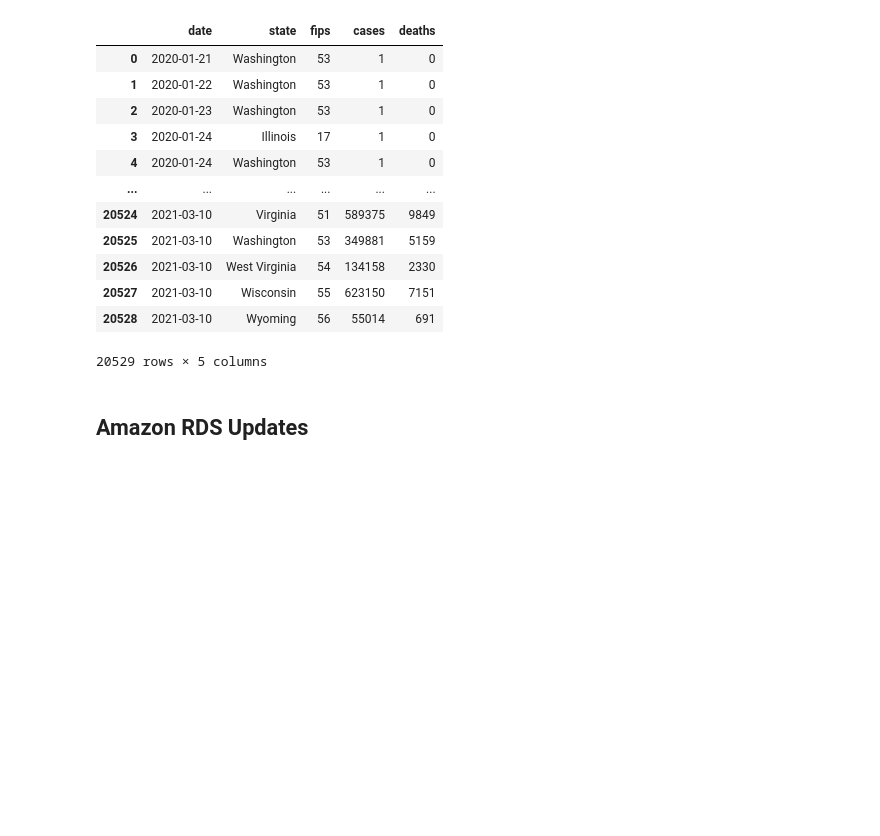
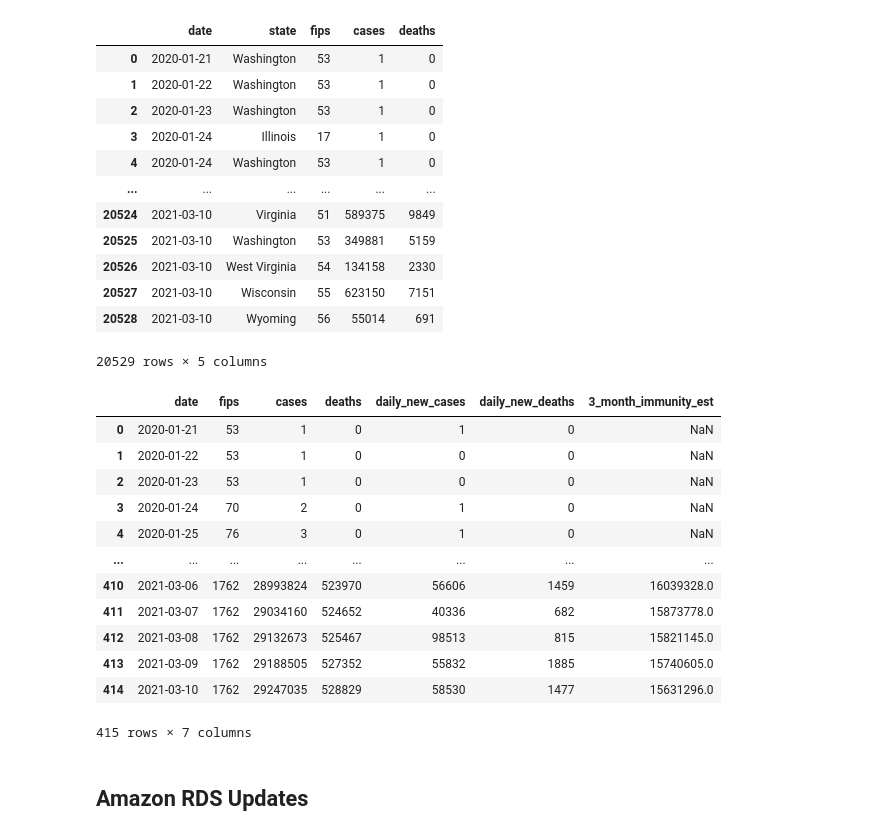
Before and after one commit to CCom20/covid-ml-application, a Jupyter notebook: notebooks/data_cleaning_notebook.ipynb, the cells around one changed output. Saved outputs shown, nothing was run; the diff lists cells and outputs as text; code cells hidden in the pictures; blank space fills up the shorter version.

Commit message:
finished county tables

```diff
--- a/notebooks/data_cleaning_notebook.ipynb
+++ b/notebooks/data_cleaning_notebook.ipynb
@@ -250,6 +251,22 @@ for index, row in daily_new_cases_df.iterrows():
     daily_new_cases_df.at[index, "daily_new_deaths"] = new_deaths
 # %%
 daily_new_cases_df["3_month_immunity_est"] = daily_new_cases_df.rolling(100)["daily_new_cases"].sum()
+# %%
+daily_new_cases_df
+# %% [output]
+|  | date | fips | cases | deaths | daily_new_cases | daily_new_deaths | 3_month_immunity_est |
+| 0 | 2020-01-21 | 53 | 1 | 0 | 1 | 0 | NaN |
+| 1 | 2020-01-22 | 53 | 1 | 0 | 0 | 0 | NaN |
+| 2 | 2020-01-23 | 53 | 1 | 0 | 0 | 0 | NaN |
+| 3 | 2020-01-24 | 70 | 2 | 0 | 1 | 0 | NaN |
+| 4 | 2020-01-25 | 76 | 3 | 0 | 1 | 0 | NaN |
+| ... | ... | ... | ... | ... | ... | ... | ... |
+| 410 | 2021-03-06 | 1762 | 28993824 | 523970 | 56606 | 1459 | 16039328.0 |
+| 411 | 2021-03-07 | 1762 | 29034160 | 524652 | 40336 | 682 | 15873778.0 |
+| 412 | 2021-03-08 | 1762 | 29132673 | 525467 | 98513 | 815 | 15821145.0 |
+| 413 | 2021-03-09 | 1762 | 29188505 | 527352 | 55832 | 1885 | 15740605.0 |
+| 414 | 2021-03-10 | 1762 | 29247035 | 528829 | 58530 | 1477 | 15631296.0 |
+415 rows × 7 columns
 # %%
 daily_new_cases_df["6_month_immunity_est"] = daily_new_cases_df.rolling(190)["daily_new_cases"].sum()
 # %%
```
Also changed, not shown: parts of 1 cell of this notebook, 2 other files.
